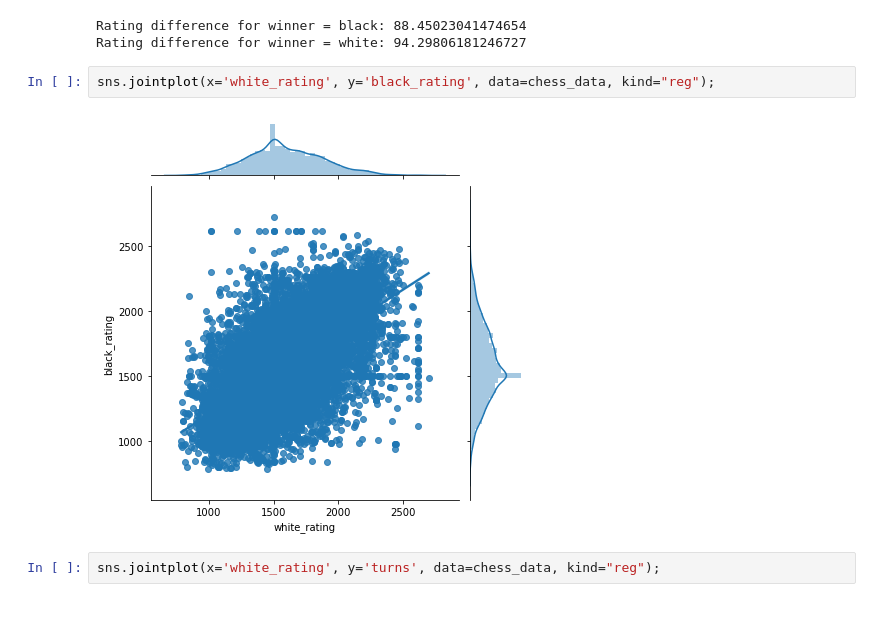
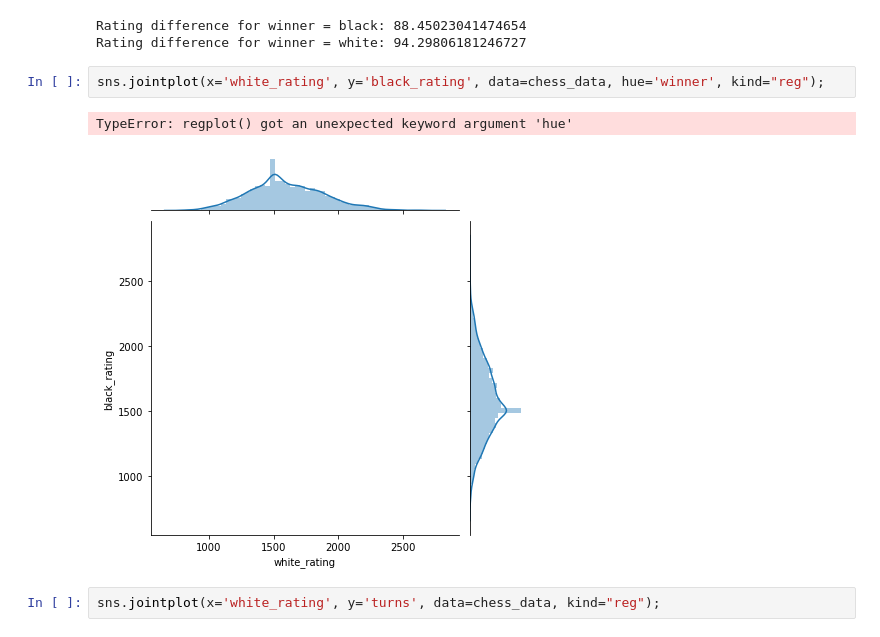
Before and after one commit to scsigmund/Springboard, a Jupyter notebook: Project/EDA.ipynb, the cells around one changed output. Saved outputs shown, nothing was run; the diff lists cells and outputs as text.

```diff
--- a/Project/EDA.ipynb
+++ b/Project/EDA.ipynb
@@ -86,9 +86,10 @@ print("Rating difference for winner = white:", white_winner_difference)
 Rating difference for winner = black: 88.45023041474654
 Rating difference for winner = white: 94.29806181246727
 # %%
-sns.jointplot(x='white_rating', y='black_rating', data=chess_data, kind="reg");
+sns.jointplot(x='white_rating', y='black_rating', data=chess_data, hue='winner', kind="reg");
 # %% [output]
+TypeError: regplot() got an unexpected keyword argument 'hue'
-[figure, old version]
+[figure, new version]
 # %%
 sns.jointplot(x='white_rating', y='turns', data=chess_data, kind="reg");
 # %% [output]
```
Also changed, not shown: 4 other files.
